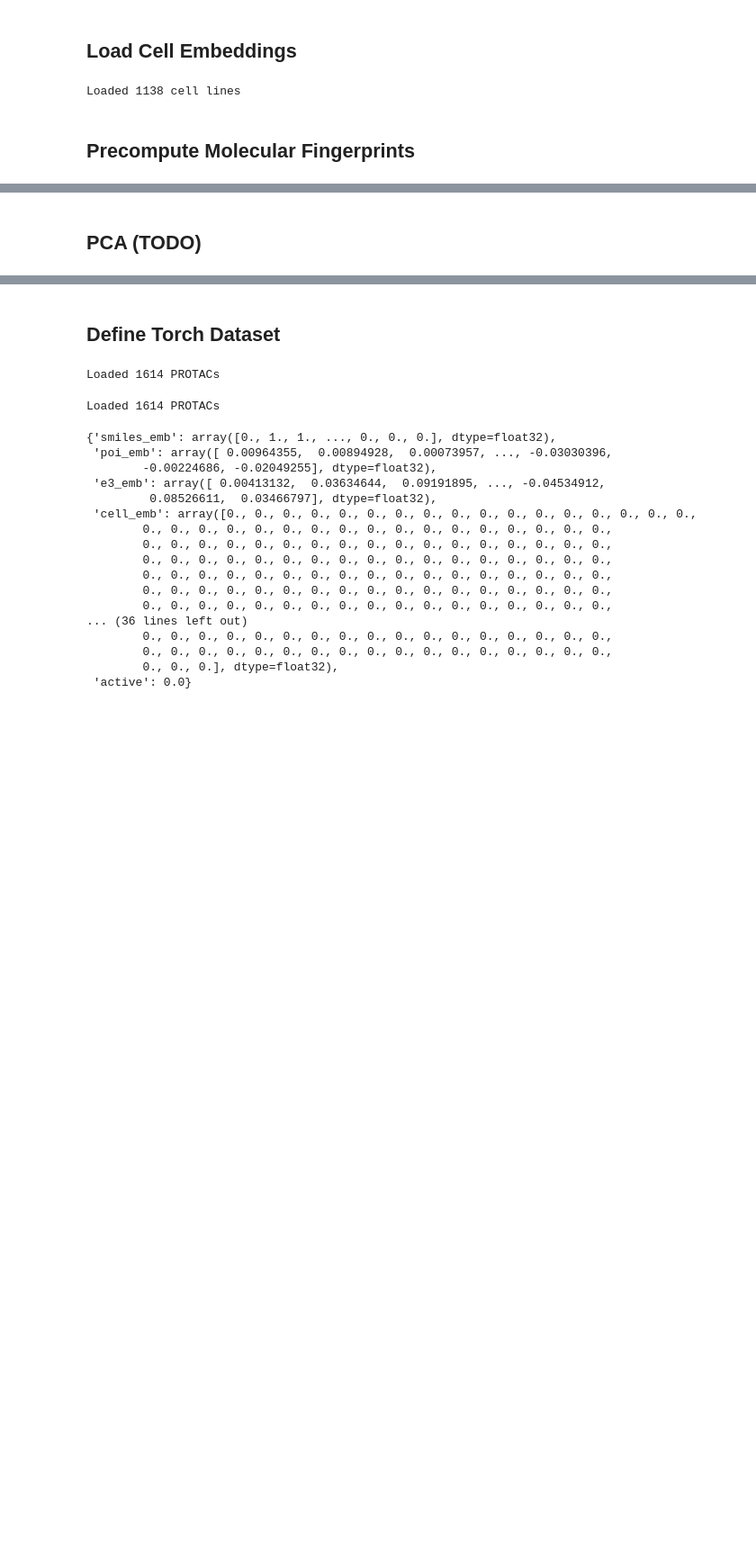
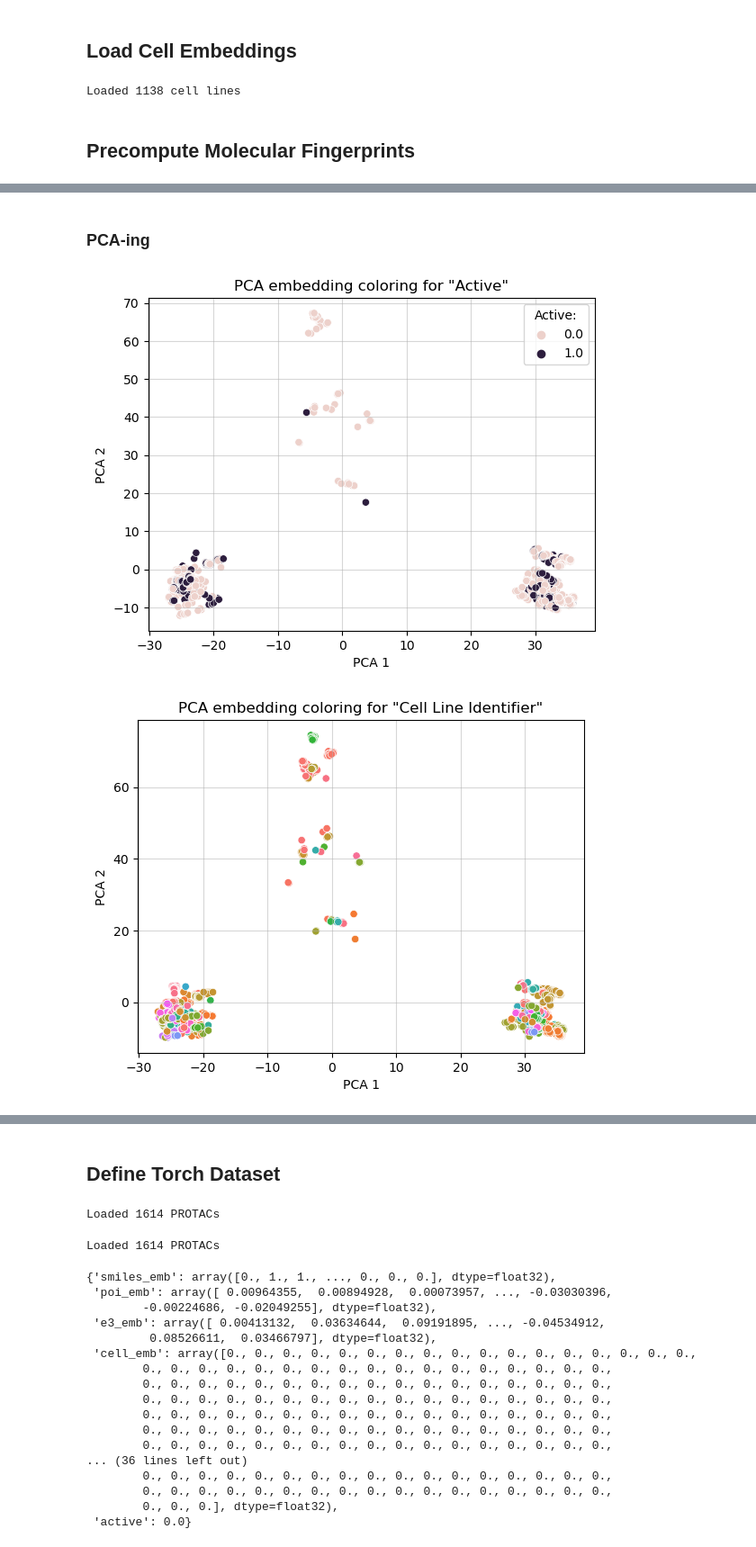
Before and after one commit to ribesstefano/PROTAC-Degradation-Predictor, a Jupyter notebook: notebooks/protac_degradation_predictor.ipynb, the cells around one changed output, grey strips where cells are left out. Shown at 90% size. Drawn from its saved outputs; the diff is of its cells as text; code cells hidden in the pictures; blank space fills up the shorter version.

```diff
--- a/notebooks/protac_degradation_predictor.ipynb
+++ b/notebooks/protac_degradation_predictor.ipynb
@@ -95,7 +105,7 @@ KeyError for A8DG50
 # %%
 import pickle
 
-cell2embedding_filepath = '../data/processed/cell2embedding.pkl'
+cell2embedding_filepath = '../data/cell2embedding.pkl'
 with open(cell2embedding_filepath, 'rb') as f:
     cell2embedding = pickle.load(f)
 print(f'Loaded {len(cell2embedding)} cell lines')
@@ -199,2 +287,48 @@ with warnings.catch_warnings():
 # %% [markdown]
-## PCA (TODO)
+### PCA-ing
+# %%
+# Run PCA analysis on protac_data and protac_labels
+import warnings
+import seaborn as sns
+import matplotlib.pyplot as plt
+from mpl_toolkits.mplot3d import Axes3D
+from sklearn.decomposition import PCA
+
+pca = PCA(n_components=2, random_state=42)
+scaler = StandardScaler()
+pca_data = pca.fit_transform(scaler.fit_transform(protac_data))
+
+# Plot PCA accordingly
+labels_to_plot = [
+    'Active',
+    'Cell Line Identifier',
+    'E3 Ligase',
+    'Uniprot',
+    # 'Smiles',
+    'Treatment Time (h)',
+    'DC50 (nM)',
+    'Dmax (%)',
+]
+for label in labels_to_plot:
+    pca_embeddings = {
+        'PCA 1': pca_data[:, 0],
+        'PCA 2': pca_data[:, 1],
+        label: protac_labels[label],
+    }
+    pca_embeddings = pd.DataFrame(pca_embeddings).drop_duplicates()
+    # Scatter plot
+    with warnings.catch_warnings():
+        warnings.simplefilter("ignore")
+        sns.scatterplot(data=pca_embeddings, x='PCA 1', y='PCA 2',
+                        hue=label) #, palette=sns.color_palette('tab10'))
+        # Plot legend for active and e3 ligase only
+        if label in ['Active', 'E3 Ligase']:
+            plt.legend(title=f'{label}:')
+        else:
+            plt.legend().remove()
+        plt.title(f'PCA embedding coloring for "{label}"')
+        plt.grid(axis='both', alpha=0.5)
+        plt.show()
+# %% [output]
+[figure, added]
+[figure, added]
```
Also changed, not shown: parts of 31 cells of this notebook.
